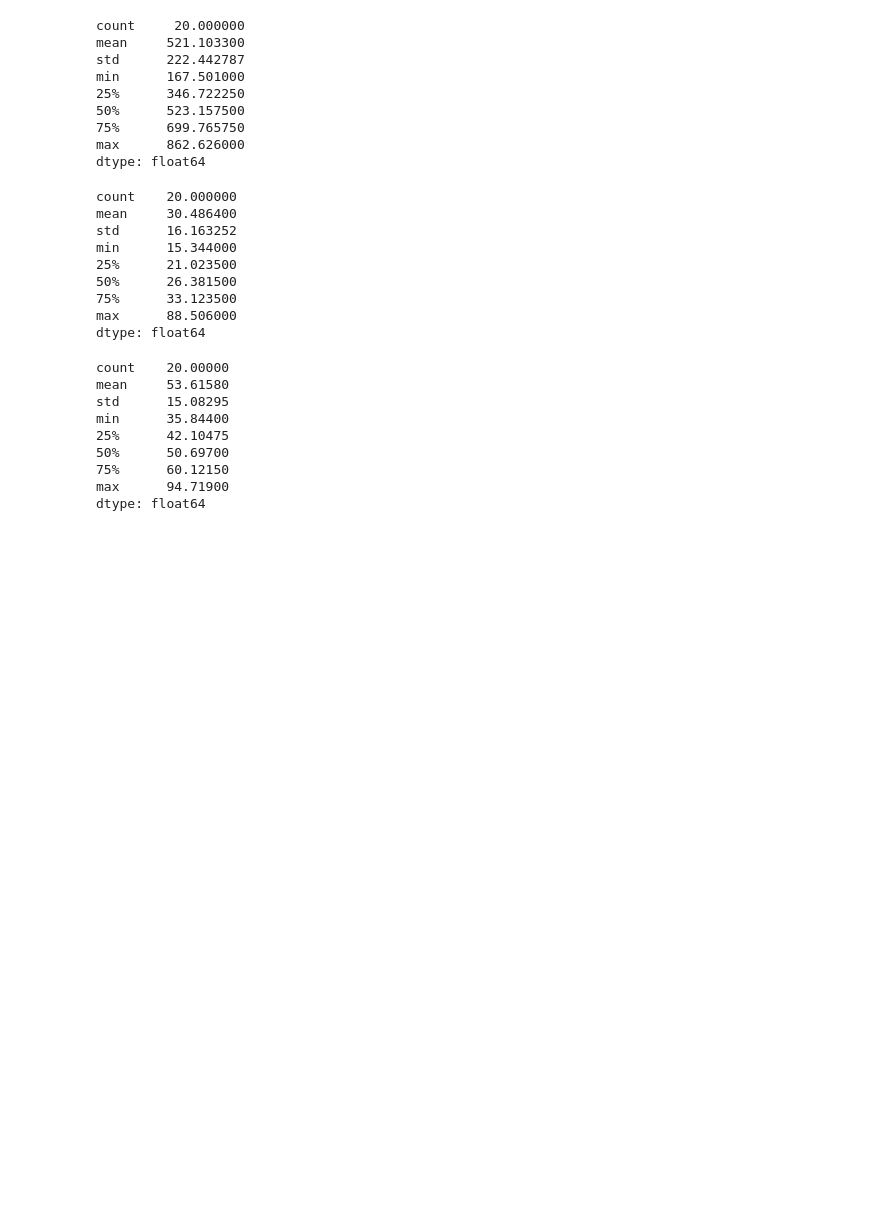
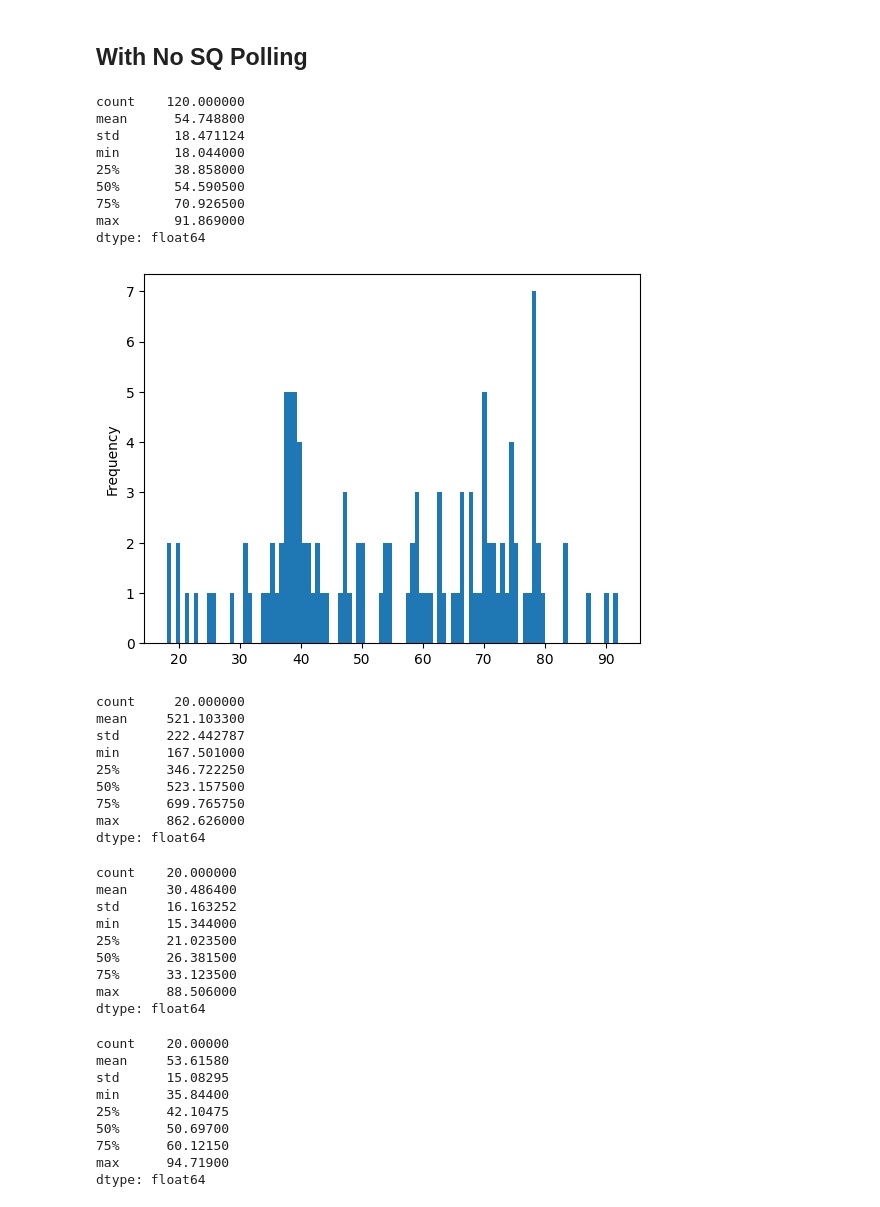
Before and after one commit to joshcc3/hft, a Jupyter notebook: notebooks/Untitled1.ipynb, the cells around one changed output. Saved outputs shown, nothing was run; the diff lists cells and outputs as text; code cells hidden in the pictures; blank space fills up the shorter version.

```diff
--- a/notebooks/Untitled1.ipynb
+++ b/notebooks/Untitled1.ipynb
@@ -18,0 +49,16 @@ dtype: float64
+# %% [markdown]
+## With No SQ Polling
+# %%
+orderLatency.plot.hist(bins=100)
+orderLatency.describe()
+# %% [output]
+count    120.000000
+mean      54.748800
+std       18.471124
+min       18.044000
+25%       38.858000
+50%       54.590500
+75%       70.926500
+max       91.869000
+dtype: float64
+[figure, added]
```
Also changed, not shown: parts of 5 cells of this notebook, 4 other files.
